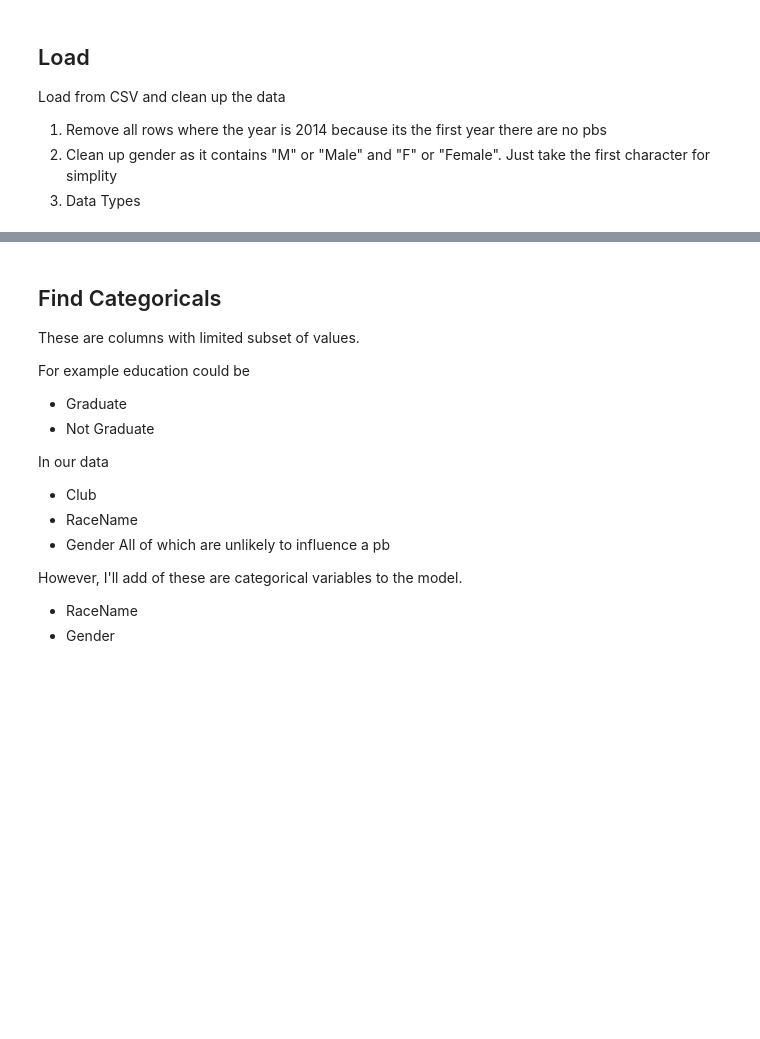
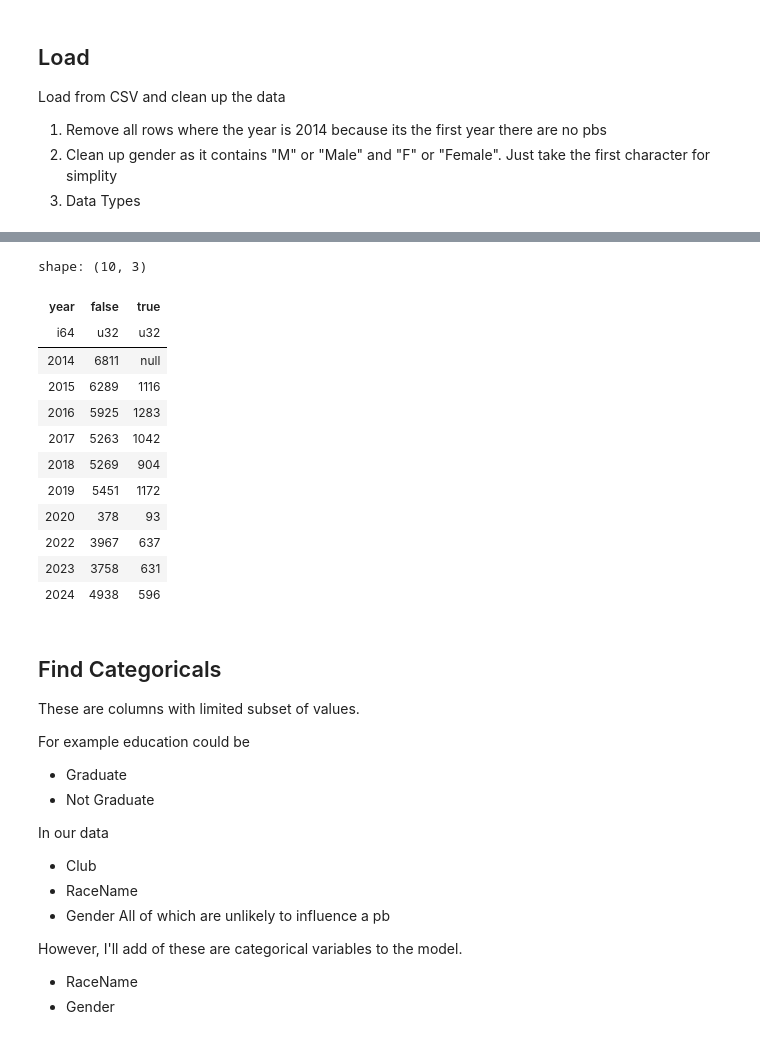
Before and after one commit to CoderGregH/wsfrl, a Jupyter notebook: WhatDrivesPb.ipynb, the cells around one changed output, grey strips where cells are left out. Drawn from its saved outputs; the diff is of its cells as text; code cells hidden in the pictures; blank space fills up the shorter version.

Commit message:
showing where the data is balanced

```diff
--- a/WhatDrivesPb.ipynb
+++ b/WhatDrivesPb.ipynb
@@ -48,3 +52,33 @@ shape: (48_712, 40)
+# %%
+results_with_pb_df_all = results_with_pb_df
+
+# Pivot the DataFrame
+pivot_df = results_with_pb_df_all.pivot(
+    values="is_pb",
+    index="year",
+    on="is_pb",
+    aggregate_function="len"
+).sort("year")
+
+
+display(pivot_df)
+
+# Remove all rows where the year is 2014
+results_with_pb_df = results_with_pb_df.filter(pl.col("year") != 2014)
+# %% [output]
+shape: (10, 3)
+| year | false | true |
+| i64 | u32 | u32 |
+| 2014 | 6811 | null |
+| 2015 | 6289 | 1116 |
+| 2016 | 5925 | 1283 |
+| 2017 | 5263 | 1042 |
+| 2018 | 5269 | 904 |
+| 2019 | 5451 | 1172 |
+| 2020 | 378 | 93 |
+| 2022 | 3967 | 637 |
+| 2023 | 3758 | 631 |
+| 2024 | 4938 | 596 |
 # %% [markdown]
 ## Find Categoricals
 
```
Also changed, not shown: parts of 3 cells of this notebook.
